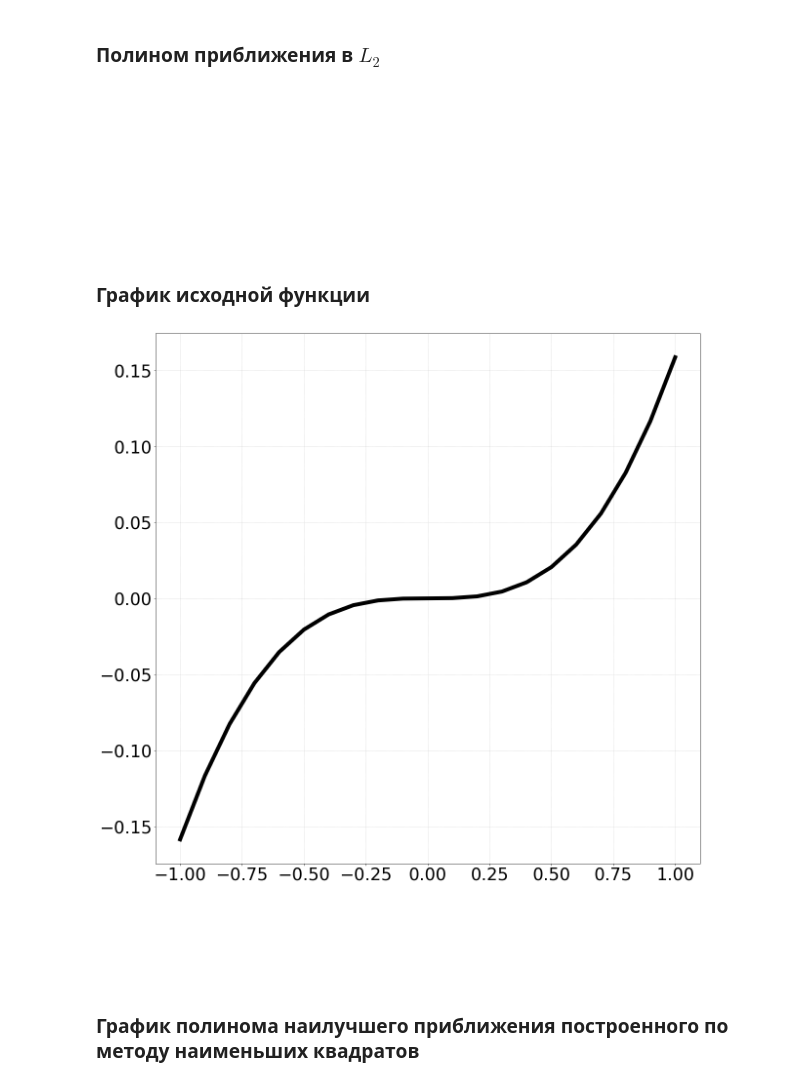
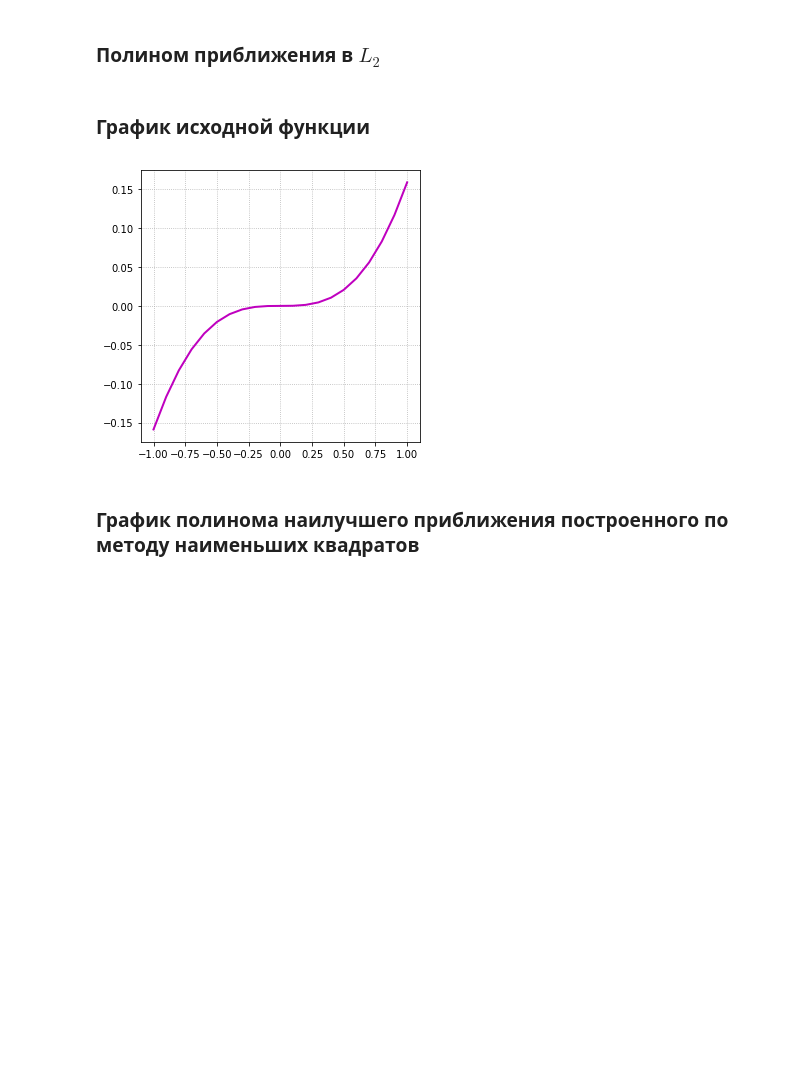
Before and after one commit to roma0398/numerical_methods, a Jupyter notebook: task3.ipynb, the cells around one changed output. Cells and saved outputs as stored; diff of their text form; code cells hidden in the pictures; blank space fills up the shorter version.

```diff
--- a/task3.ipynb
+++ b/task3.ipynb
@@ -64,31 +58,19 @@ def p2(x):
     for i in range(mm + 1):
         res += c(i)*L(i, x)
     return res
-# %% [markdown]
-#
-# %% [markdown]
-#
-# %% [markdown]
-#
-# %% [markdown]
-#
 # %% [markdown]
 ### График исходной функции
 # %%
 xg = np.arange(l, r + 0.1, 0.1)
 yg = np.array([f(i) for i in xg])
-plt.figure(figsize=(20, 20))
+plt.figure(figsize=(5, 5))
 plt.grid(ls=':')
-plt.xticks(np.arange(-1.25, 1.25, 0.25), fontsize=35)
-plt.yticks(np.arange(-0.2, 0.2, 0.05), fontsize=35)
-plt.plot(xg, yg, linewidth=8, color='k')
+plt.xticks(np.arange(-1.25, 1.25, 0.25), fontsize=10)
+plt.yticks(np.arange(-0.2, 0.2, 0.05), fontsize=10)
+plt.plot(xg, yg, linewidth=2, color='m')
 plt.show()
 # %% [output]
-[figure, old version]
+[figure, new version]
-# %% [markdown]
-#
-# %% [markdown]
-#
 # %% [markdown]
 ### График полинома наилучшего приближения построенного по методу наименьших квадратов
 # %%
```
Also changed, not shown: parts of 8 cells of this notebook.
